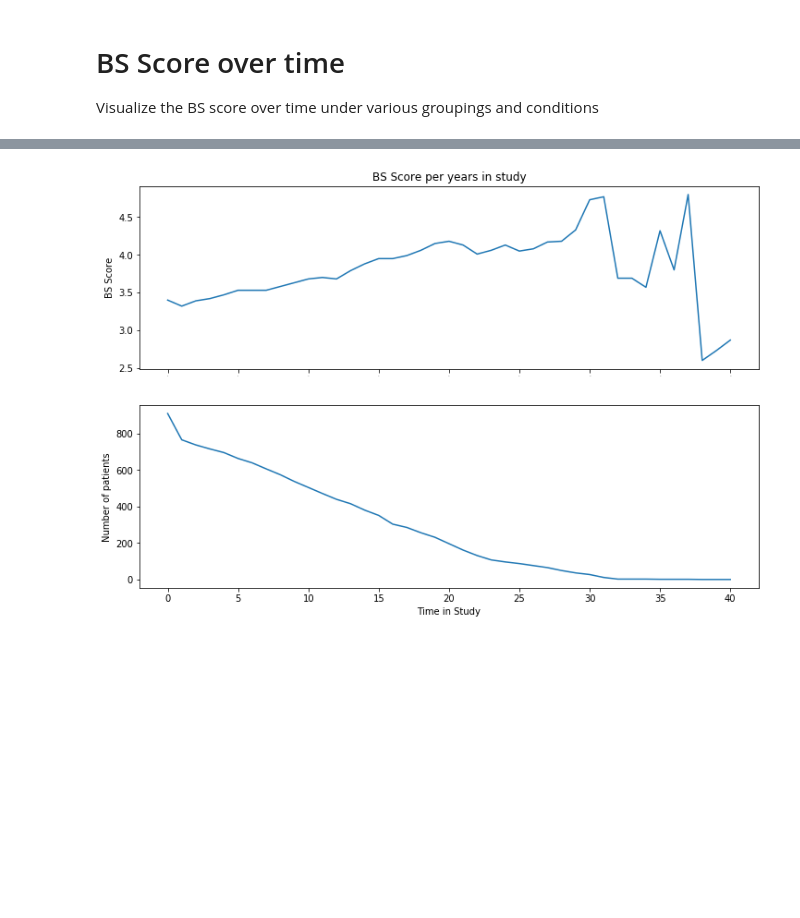
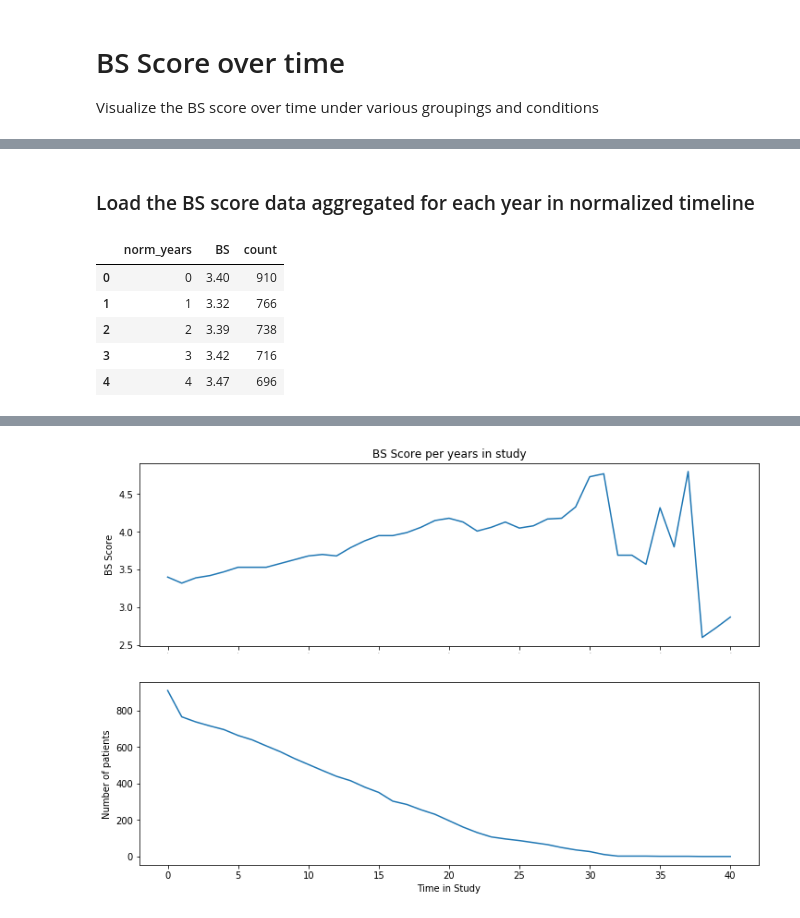
Before and after one commit to Rendiere/as-analysis, a Jupyter notebook: bs-over-time.ipynb, the cells around one changed output, grey strips where cells are left out. Drawn from its saved outputs; the diff is of its cells as text; code cells hidden in the pictures; blank space fills up the shorter version.

```diff
--- a/bs-over-time.ipynb
+++ b/bs-over-time.ipynb
@@ -25,0 +23,12 @@ normed_bs_df.head(10)
+# %% [markdown]
+### Load the BS score data aggregated for each year in normalized timeline
+# %%
+avg_by_norm_year = pd.read_excel('data/bs_normed_agg.xls')
+avg_by_norm_year.head()
+# %% [output]
+|  | norm_years | BS | count |
+| 0 | 0 | 3.40 | 910 |
+| 1 | 1 | 3.32 | 766 |
+| 2 | 2 | 3.39 | 738 |
+| 3 | 3 | 3.42 | 716 |
+| 4 | 4 | 3.47 | 696 |
```
Also changed, not shown: parts of 5 cells of this notebook, 3 other files.
